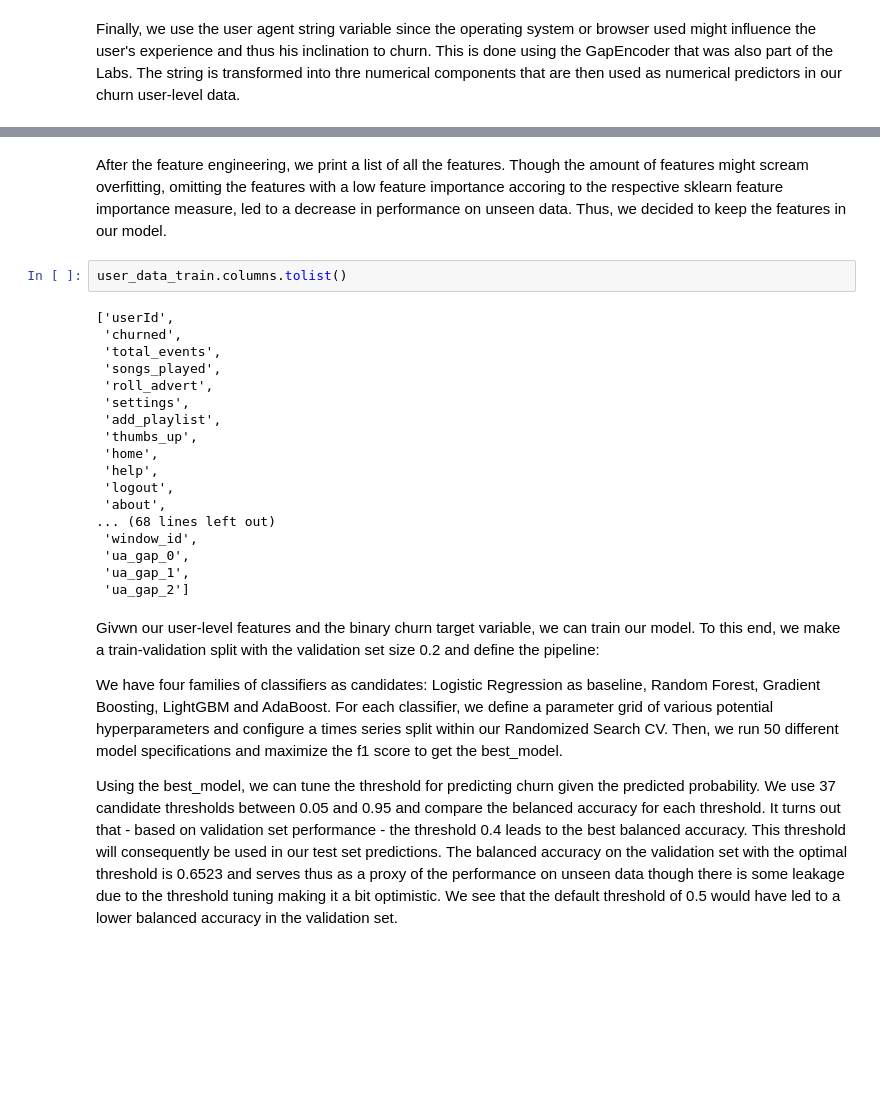
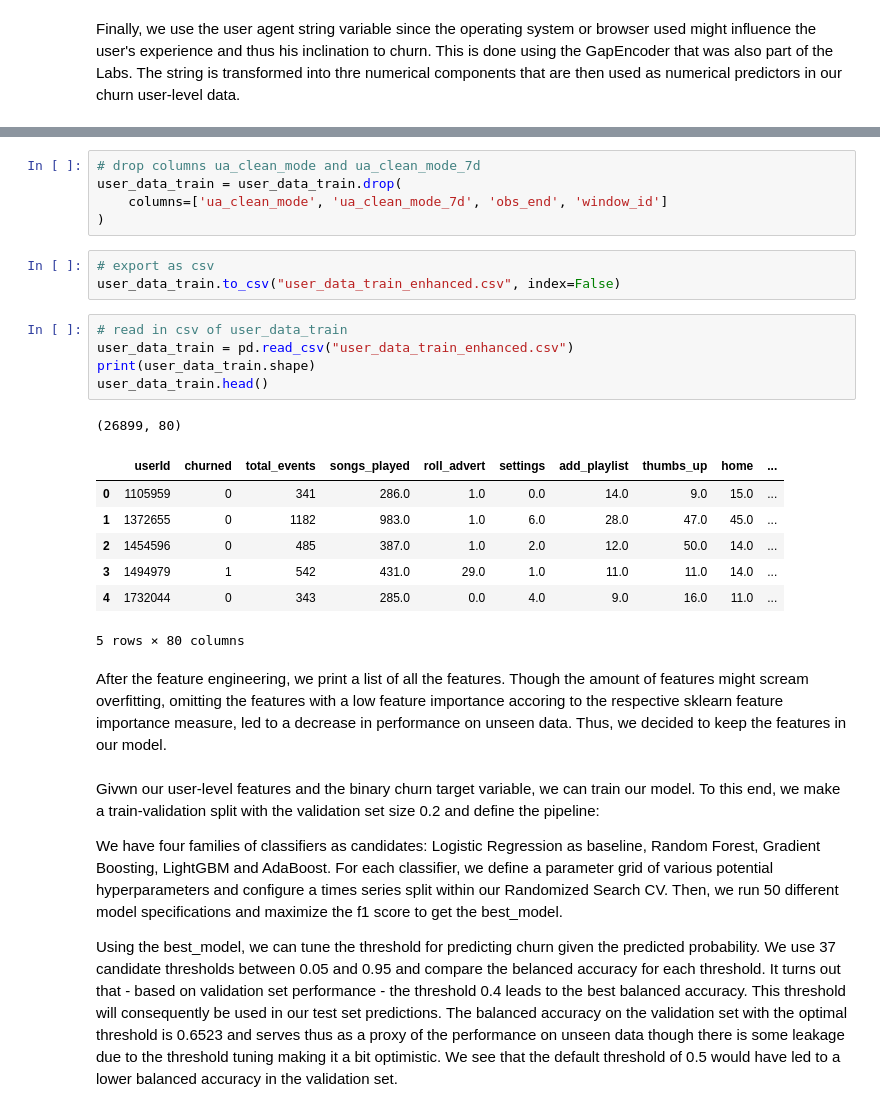
Before and after one commit to Conni2/churn_python, a Jupyter notebook: final.ipynb, the cells around one changed output, grey strips where cells are left out. Cells and saved outputs as stored; diff of their text form; blank space fills up the shorter version.

```diff
--- a/final.ipynb
+++ b/final.ipynb
@@ -502,25 +592,27 @@ user_data_train.head()
+# %%
+# drop columns ua_clean_mode and ua_clean_mode_7d
+user_data_train = user_data_train.drop(
+    columns=['ua_clean_mode', 'ua_clean_mode_7d', 'obs_end', 'window_id']
+)
+# %%
+# export as csv
+user_data_train.to_csv("user_data_train_enhanced.csv", index=False)
+# %%
+# read in csv of user_data_train
+user_data_train = pd.read_csv("user_data_train_enhanced.csv")
+print(user_data_train.shape)
+user_data_train.head()
+# %% [output]
+(26899, 80)
+|  | userId | churned | total_events | songs_played | roll_advert | settings | add_playlist | thumbs_up | home | ... |
+| 0 | 1105959 | 0 | 341 | 286.0 | 1.0 | 0.0 | 14.0 | 9.0 | 15.0 | ... |
+| 1 | 1372655 | 0 | 1182 | 983.0 | 1.0 | 6.0 | 28.0 | 47.0 | 45.0 | ... |
+| 2 | 1454596 | 0 | 485 | 387.0 | 1.0 | 2.0 | 12.0 | 50.0 | 14.0 | ... |
+| 3 | 1494979 | 1 | 542 | 431.0 | 29.0 | 1.0 | 11.0 | 11.0 | 14.0 | ... |
+| 4 | 1732044 | 0 | 343 | 285.0 | 0.0 | 4.0 | 9.0 | 16.0 | 11.0 | ... |
+5 rows × 80 columns
 # %% [markdown]
 After the feature engineering, we print a list of all the features. Though the amount of features might scream overfitting, omitting the features with a low feature importance accoring to the respective sklearn feature importance measure, led to a decrease in performance on unseen data. Thus, we decided to keep the features in our model.
-# %%
-user_data_train.columns.tolist()
-# %% [output]
-['userId',
- 'churned',
- 'total_events',
- 'songs_played',
- 'roll_advert',
- 'settings',
- 'add_playlist',
- 'thumbs_up',
- 'home',
- 'help',
- 'logout',
- 'about',
-... (68 lines left out)
- 'window_id',
- 'ua_gap_0',
- 'ua_gap_1',
- 'ua_gap_2']
 # %% [markdown]
 Givwn our user-level features and the binary churn target variable, we can train our model. To this end, we make a train-validation split with the validation set size 0.2 and define the pipeline:
 
```
Also changed, not shown: parts of 29 cells of this notebook.
